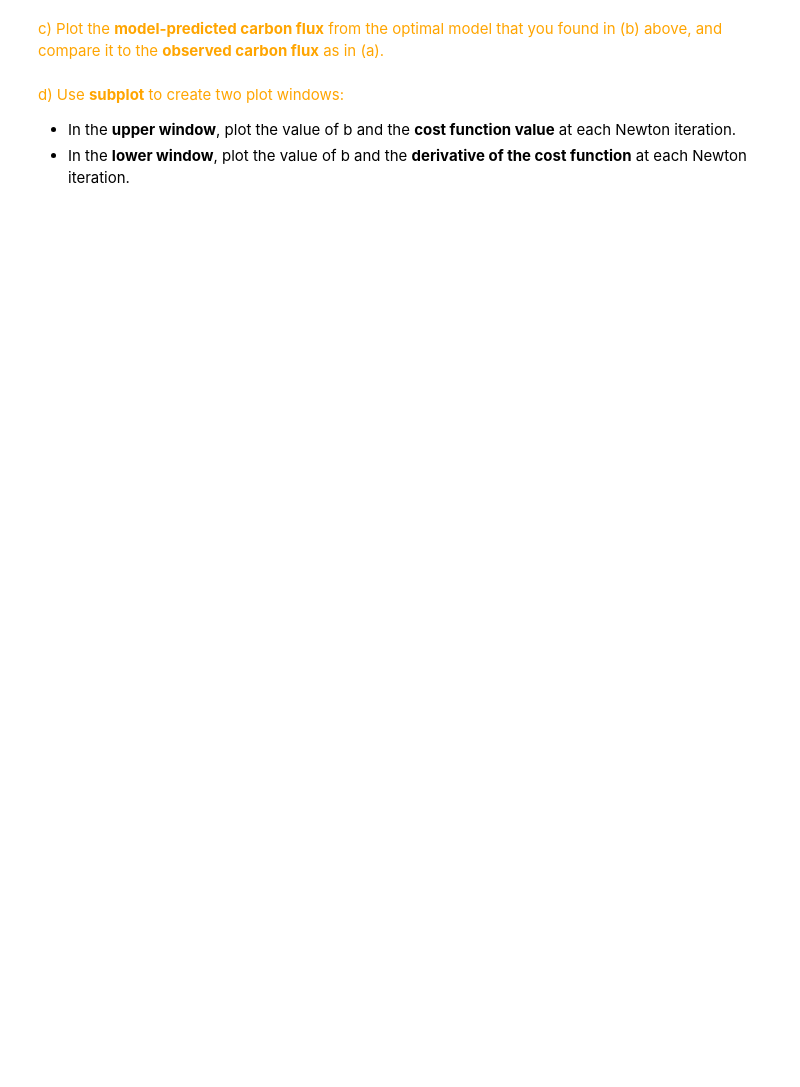
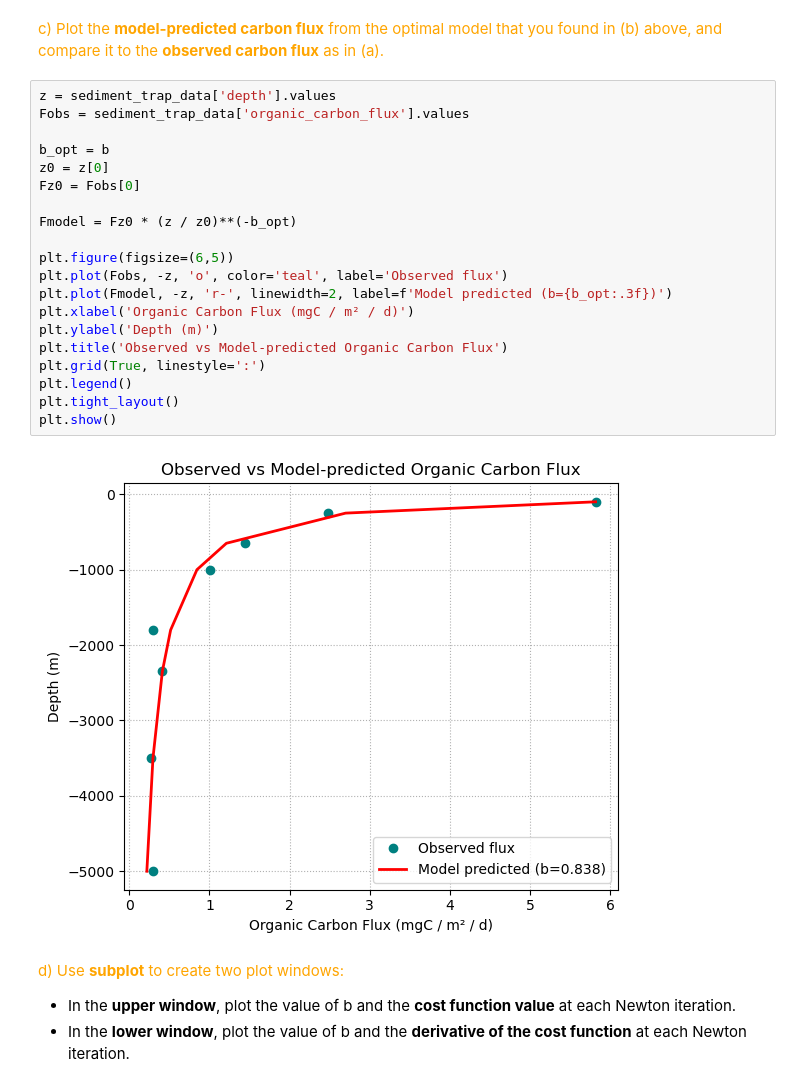
Before and after one commit to HOUPU1993/Homework-for-GEOG-210A-F25, a Jupyter notebook: Homework 1/HW3.ipynb, the cells around one changed output. Drawn from its saved outputs; the diff is of its cells as text; blank space fills up the shorter version.

```diff
--- a/Homework 1/HW3.ipynb
+++ b/Homework 1/HW3.ipynb
@@ -242,6 +326,28 @@ Use a starting guess of \( b = 0.1 \).</font>
 # %% [markdown]
 <font color="orange">c)
 Plot the **model-predicted carbon flux** from the optimal model that you found in (b) above, and compare it to the **observed carbon flux** as in (a).</font>
+# %%
+z = sediment_trap_data['depth'].values
+Fobs = sediment_trap_data['organic_carbon_flux'].values
+
+b_opt = b
+z0 = z[0]
+Fz0 = Fobs[0]
+
+Fmodel = Fz0 * (z / z0)**(-b_opt)
+
+plt.figure(figsize=(6,5))
+plt.plot(Fobs, -z, 'o', color='teal', label='Observed flux')
+plt.plot(Fmodel, -z, 'r-', linewidth=2, label=f'Model predicted (b={b_opt:.3f})')
+plt.xlabel('Organic Carbon Flux (mgC / m² / d)')
+plt.ylabel('Depth (m)')
+plt.title('Observed vs Model-predicted Organic Carbon Flux')
+plt.grid(True, linestyle=':')
+plt.legend()
+plt.tight_layout()
+plt.show()
+# %% [output]
+[figure, added]
 # %% [markdown]
 <font color="orange">d) Use **subplot** to create two plot windows:
 - In the **upper window**, plot the value of b and the **cost function value** at each Newton iteration.
```
Also changed, not shown: parts of 12 cells of this notebook.
